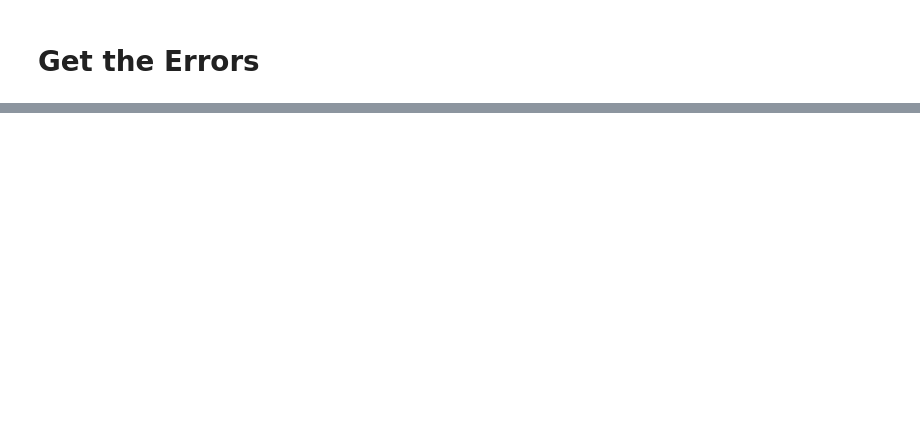
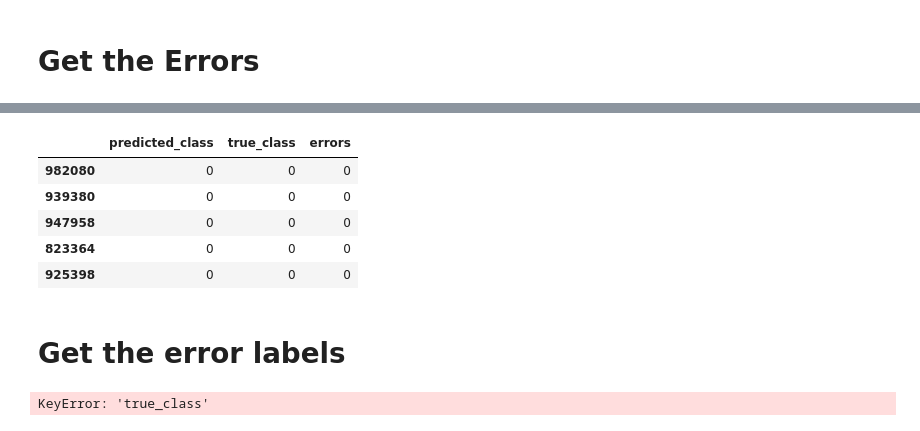
Before and after one commit to MDankloff/Cluster-Bias-Disco, a Jupyter notebook: Notebooks/BAF_exploratory.ipynb, the cells around one changed output, grey strips where cells are left out. Saved outputs shown, nothing was run; the diff lists cells and outputs as text; code cells hidden in the pictures; blank space fills up the shorter version.

```diff
--- a/Notebooks/BAF_exploratory.ipynb
+++ b/Notebooks/BAF_exploratory.ipynb
@@ -199,6 +215,7 @@ def get_errors (model, data, test_dfs):
     - metrics: Dictionary containing calculated metrics (accuracy, precision, recall, f1, ROC AUC)
     - predictions: DataFrame containing the true and predicted classes along with errors
     """
+
     #get test data
     X_test = test_dfs[data].drop(columns=["fraud_bool"])
     Y_test = test_dfs[data]["fraud_bool"]
@@ -243,6 +260,11 @@ def get_errors (model, data, test_dfs):
     #Calculate the errors by taking the absolute difference
     predictions['errors'] = abs(predictions['predicted_class'] - predictions['true_class'])
 
+
+    # Merge predictions with the original test data
+    data_error = pd.merge(test_dfs[data], predictions, left_index=True, right_index=True, how='outer')
+
+
     return {
     'accuracy': accuracy,
     'precision': precision,
@@ -253,10 +277,10 @@ def get_errors (model, data, test_dfs):
 # %%
-get_errors(modelb, 'Base', test_dfs)
-get_errors(modelv1, 'Variant I', test_dfs)
-get_errors(modelv2, 'Variant II', test_dfs)
-get_errors(modelv3, 'Variant III', test_dfs)
-get_errors(modelv4, 'Variant IV', test_dfs)
-get_errors(modelv5, 'Variant V', test_dfs)
+base_metrics, base_error = get_errors(modelb, 'Base', test_dfs)
+v1_metrics, v1_error = get_errors(modelv1, 'Variant I', test_dfs)
+v2_metrics, v2_error = get_errors(modelv2, 'Variant II', test_dfs)
+v3_metrics, v3_error = get_errors(modelv3, 'Variant III', test_dfs)
+v4_metrics, v4_error = get_errors(modelv4, 'Variant IV', test_dfs)
+v5_metrics, v5_error = get_errors(modelv5, 'Variant V', test_dfs)
 # %% [output]
 [LightGBM] [Warning] min_data_in_leaf is set=48, min_child_samples=20 will be ignored. Current value: min_data_in_leaf=48
 [LightGBM] [Warning] Found boosting=goss. For backwards compatibility reasons, LightGBM interprets this as boosting=gbdt, data_sample_strategy=goss.To suppress this warning, set data_sample_strategy=g ...
@@ -355,0 +361,11 @@ Confusion Matrix:
+# %%
+base_error.head()
+# %% [output]
+|  | predicted_class | true_class | errors |
+| 982080 | 0 | 0 | 0 |
+| 939380 | 0 | 0 | 0 |
+| 947958 | 0 | 0 | 0 |
+| 823364 | 0 | 0 | 0 |
+| 925398 | 0 | 0 | 0 |
+# %% [markdown]
+# Get the error labels
@@ -355,0 +399,4 @@ Confusion Matrix:
+# %%
+Base_error = base_df_cleaned.apply(get_error_labels, axis=1)
+# %% [output]
+KeyError: 'true_class'
```
Also changed, not shown: parts of 7 cells of this notebook.
